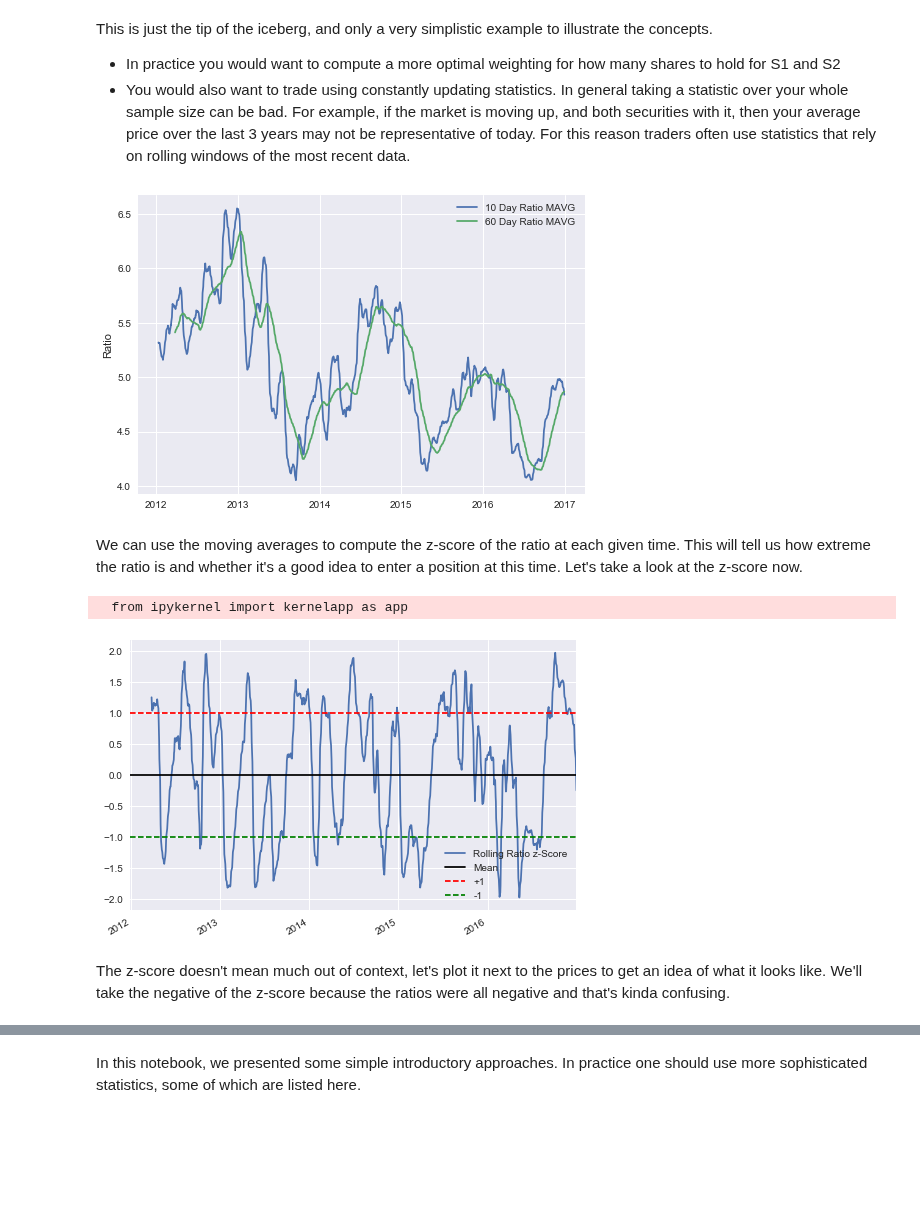
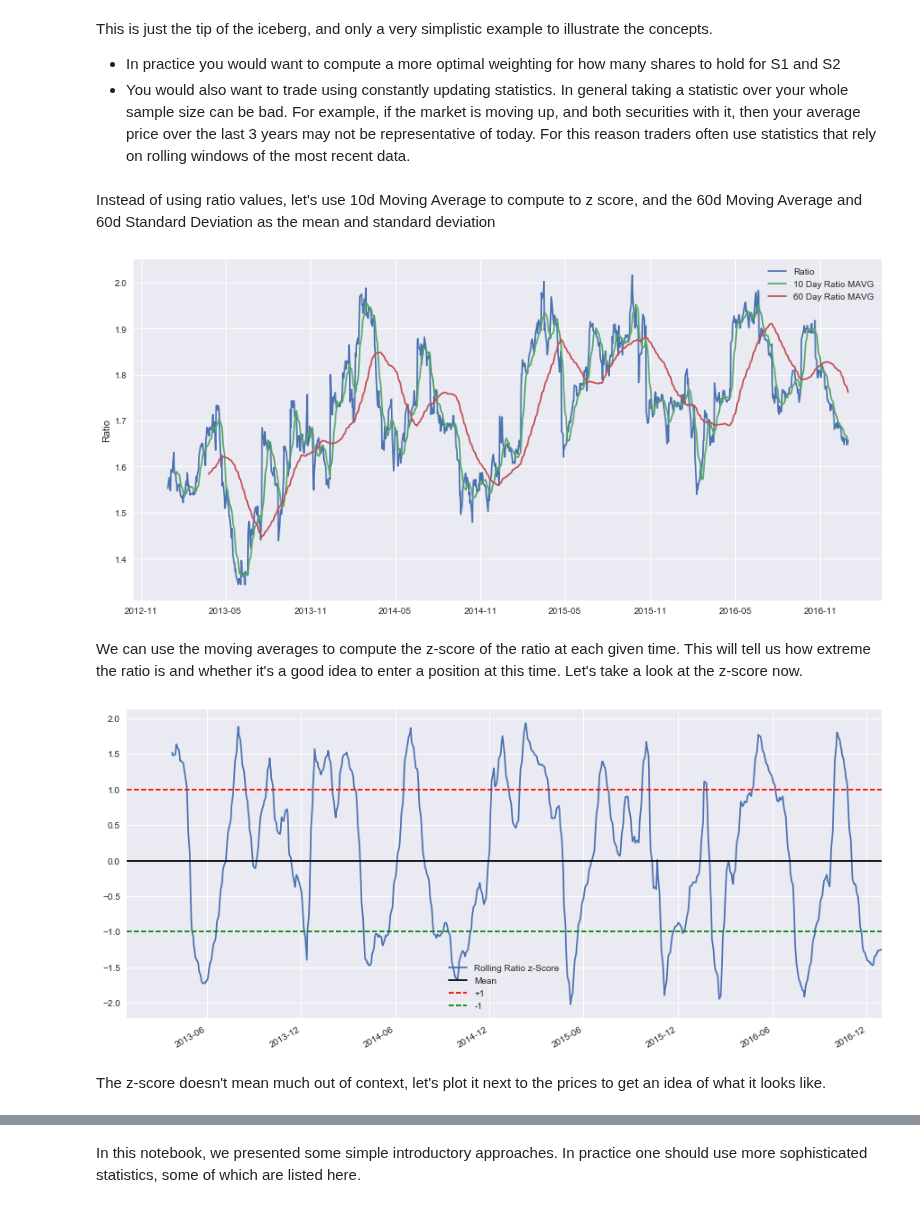
Before and after one commit to Auquan/Tutorials, a Jupyter notebook: Pairs Trading.ipynb, the cells around one changed output, grey strips where cells are left out. Saved outputs shown, nothing was run; the diff lists cells and outputs as text; code cells hidden in the pictures; blank space fills up the shorter version.

```diff
--- a/Pairs Trading.ipynb
+++ b/Pairs Trading.ipynb
@@ -187,10 +187,10 @@ Let's look through a set of tech company stocks to see if any of them are cointe
 # %%
 import auquanToolbox.dataloader as dl
 
-start = '2012-01-01'
+start = '2013-01-01'
 end = '2016-12-31'
 
-m = ['NVDA','ADBE','SYMC','YHOO','EBAY','BSX','QCOM','TXN','AMAT','GLW','HPQ','JNPR','AMD','IBM','SPX']
+m = ['SPX','AAPL','ADBE','SYMC','YHOO','EBAY','MSFT','QCOM','HPQ','JNPR','AMD','IBM']
 data = dl.load_data_nologs('nasdaq', m , start, end)
 prices = data['ADJ CLOSE']
 # %% [output]
@@ -245,6 +237,6 @@ Looks like 'ADBE' and 'BSX' are cointegrated. Let's take a look at the prices to
 # %%
 S1 = prices['ADBE']
-S2 = prices['BSX']
+S2 = prices['MSFT']
 score, pvalue, _ = coint(S1, S2)
 pvalue
 # %% [output]
@@ -286,38 +278,44 @@ plt.show()
 This is just the tip of the iceberg, and only a very simplistic example to illustrate the concepts.
 * In practice you would want to compute a more optimal weighting for how many shares to hold for S1 and S2
 * You would also want to trade using constantly updating statistics. In general taking a statistic over your whole sample size can be bad. For example, if the market is moving up, and both securities with it, then your average price over the last 3 years may not be representative of today. For this reason traders often use statistics that rely on rolling windows of the most recent data.
+# %% [markdown]
+Instead of using ratio values, let's use 10d Moving Average to compute to z score, and the 60d Moving Average and 60d Standard Deviation as the mean and standard deviation
 # %%
 # Get the price ratio between the 2 stocks
 ratios = S1 / S2
 ratios.name = 'ratio'
 
 # Get the 10 day moving average of the price ratio
-ratios_mavg10 = pd.rolling_mean(ratios, window=10)
+ratios_mavg10 = ratios.rolling(window=10,center=False).mean()
 ratios_mavg10.name = 'ratio 10d mavg'
 
 # Get the 60 day moving average
-ratios_mavg60 = pd.rolling_mean(ratios, window=60)
+ratios_mavg60 = ratios.rolling(window=60,center=False).mean()
 ratios_mavg60.name = 'ratio 60d mavg'
 
+plt.figure(figsize=(15,7))
+plt.plot(ratios.index, ratios.values)
 plt.plot(ratios_mavg10.index, ratios_mavg10.values)
 plt.plot(ratios_mavg60.index, ratios_mavg60.values)
 
-plt.legend(['10 Day Ratio MAVG', '60 Day Ratio MAVG'])
+plt.legend(['Ratio','10 Day Ratio MAVG', '60 Day Ratio MAVG'])
 
 plt.ylabel('Ratio')
 plt.show()
 # %% [output]
-[figure, old version]
+[figure, new version]
 # %% [markdown]
 We can use the moving averages to compute the z-score of the ratio at each given time. This will tell us how extreme the ratio is and whether it's a good idea to enter a position at this time. Let's take a look at the z-score now.
 # %%
 # Take a rolling 60 day standard deviation
-std_60 = pd.rolling_std(ratios, window=60)
+std_60 = ratios.rolling(window=60,center=False).std()
 std_60.name = 'std 60d'
 
 # Compute the z score for each day
 zscore_60_10 = (ratios_mavg10 - ratios_mavg60)/std_60
 zscore_60_10.name = 'z-score'
+
+plt.figure(figsize=(15,7))
 zscore_60_10.plot()
 plt.axhline(0, color='black')
 plt.axhline(1.0, color='red', linestyle='--')
@@ -325,7 +323,6 @@ plt.axhline(-1.0, color='green', linestyle='--')
 plt.legend(['Rolling Ratio z-Score', 'Mean', '+1', '-1'])
 plt.show()
 # %% [output]
-  from ipykernel import kernelapp as app
-[figure, old version]
+[figure, new version]
 # %% [markdown]
-The z-score doesn't mean much out of context, let's plot it next to the prices to get an idea of what it looks like. We'll take the negative of the z-score because the ratios were all negative and that's kinda confusing.
+The z-score doesn't mean much out of context, let's plot it next to the prices to get an idea of what it looks like.
```
Also changed, not shown: parts of 12 cells of this notebook.
